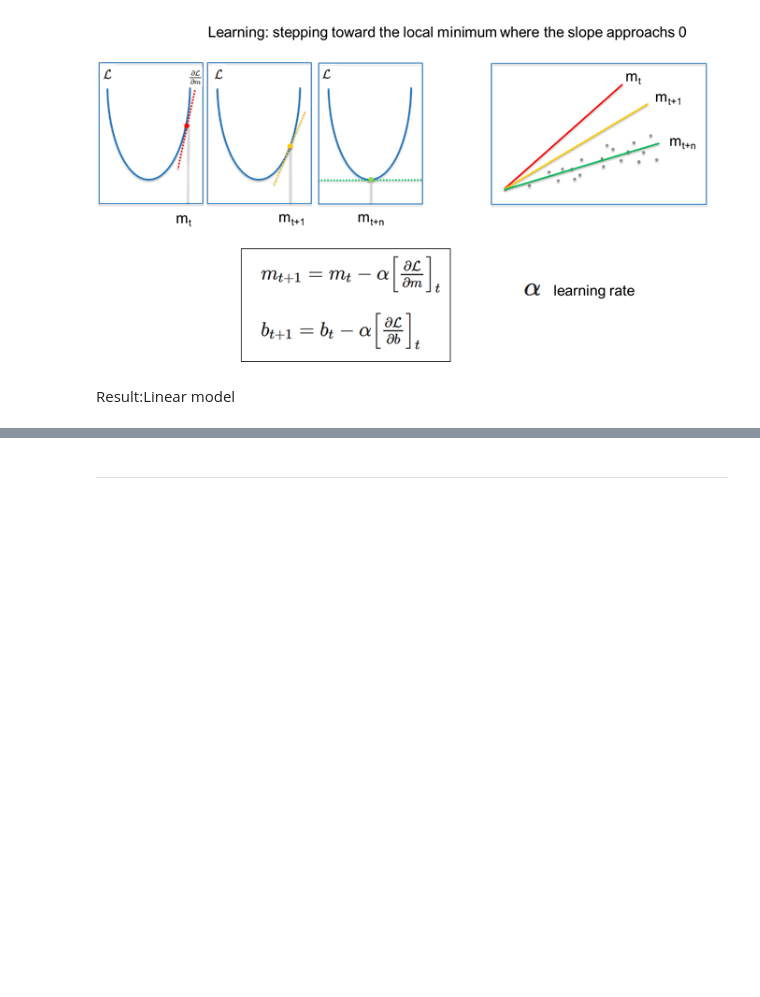
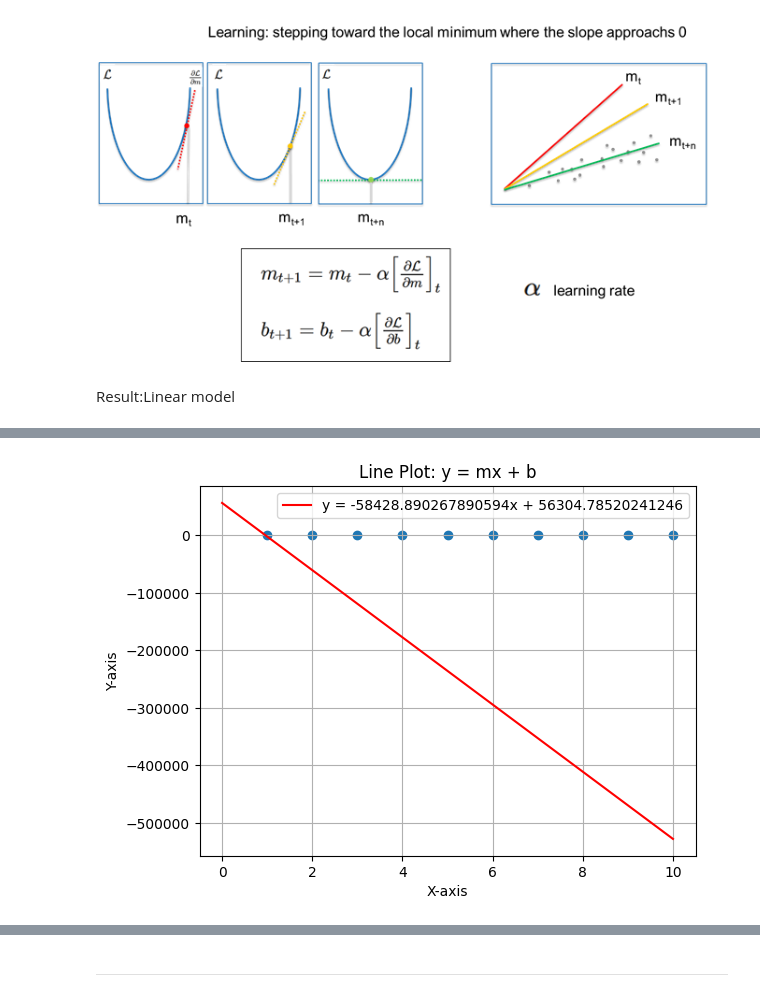
Before and after one commit to SilviaVock/IEEE-MMM-2023-Hands-on-tutorial, a Jupyter notebook: Example_2_linear_regression_from_scratch.ipynb, the cells around one changed output, grey strips where cells are left out. Drawn from its saved outputs; the diff is of its cells as text; code cells hidden in the pictures; blank space fills up the shorter version.

```diff
--- a/Example_2_linear_regression_from_scratch.ipynb
+++ b/Example_2_linear_regression_from_scratch.ipynb
@@ -34,8 +34,6 @@ from sympy import*
 data  = pd.read_csv("https://bit.ly/2KF29Bd")
 
 # Extract the values from all rows (':' stands for all rows) and the first column (index 0) of the DataFrame 'data' and store it in 'input_x'
-input_x = data.iloc[:,0].values
+X = data.iloc[:,0].values
 # Extract the values from all rows (':' stands for all rows) and the second column (index 1) of the DataFrame 'data' and store it in 'input_y'
-input_y = data.iloc[:,1].values
-
-plt.scatter(input_x, input_y)
+Y = data.iloc[:,1].values
@@ -138,10 +116,20 @@ iterations = 1000
 # %%
+# Initialize
+m = 10.0
+b = 5.0
+
+# Define Learning rate
+alpha = .001
+
+# Define number of iterations
+iterations = 10000
+
 # Perform Gradient Descent
 
 for i in range (iterations):
   # update m and b
-  m -= d_m(m,b) * L
-  b -= d_b(m,b) * L
+  m = m - d_m(m,b) * alpha
+  b = b - d_b(m,b) * alpha
 # %% [markdown]
 Result:Linear model
 # %%
@@ -152,0 +166,41 @@ y = 1.9486841441608178x + 4.668662155579504
+# %%
+
+# Initialize
+m = 10.0
+b = 10.0
+
+# Define Learning rate
+alpha = .01
+
+# Define number of iterations
+iterations = 5
+
+# Perform Gradient Descent
+
+for i in range (iterations):
+  # update m and b
+  m -= d_m(m,b) * alpha
+  b -= d_b(m,b) * alpha
+
+# Generate x values
+x_plot = np.linspace(0, 10, 100)  # Adjust the range and number of points as needed
+
+# Calculate corresponding y values
+y_plot = m*x_plot + b
+
+# Create a line plot
+plt.plot(x_plot, y_plot, label=f'y = {m}x + {b}', color='red')
+
+plt.scatter(X, Y)
+
+# Add labels and a legend
+plt.xlabel('X-axis')
+plt.ylabel('Y-axis')
+plt.legend()
+
+# Show the plot
+plt.grid(True)
+plt.title('Line Plot: y = mx + b')
+plt.show()
+# %% [output]
+[figure, added]
```
Also changed, not shown: parts of 34 cells of this notebook.
